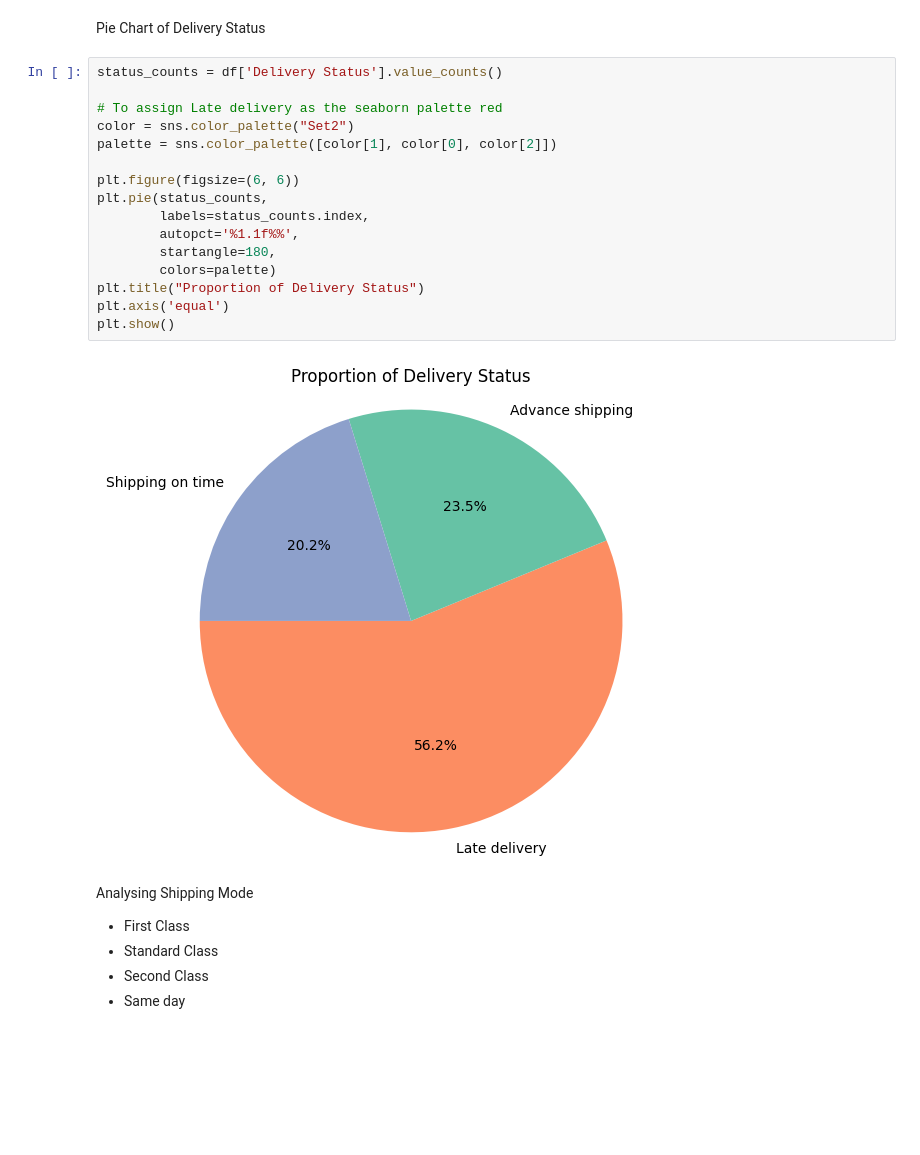
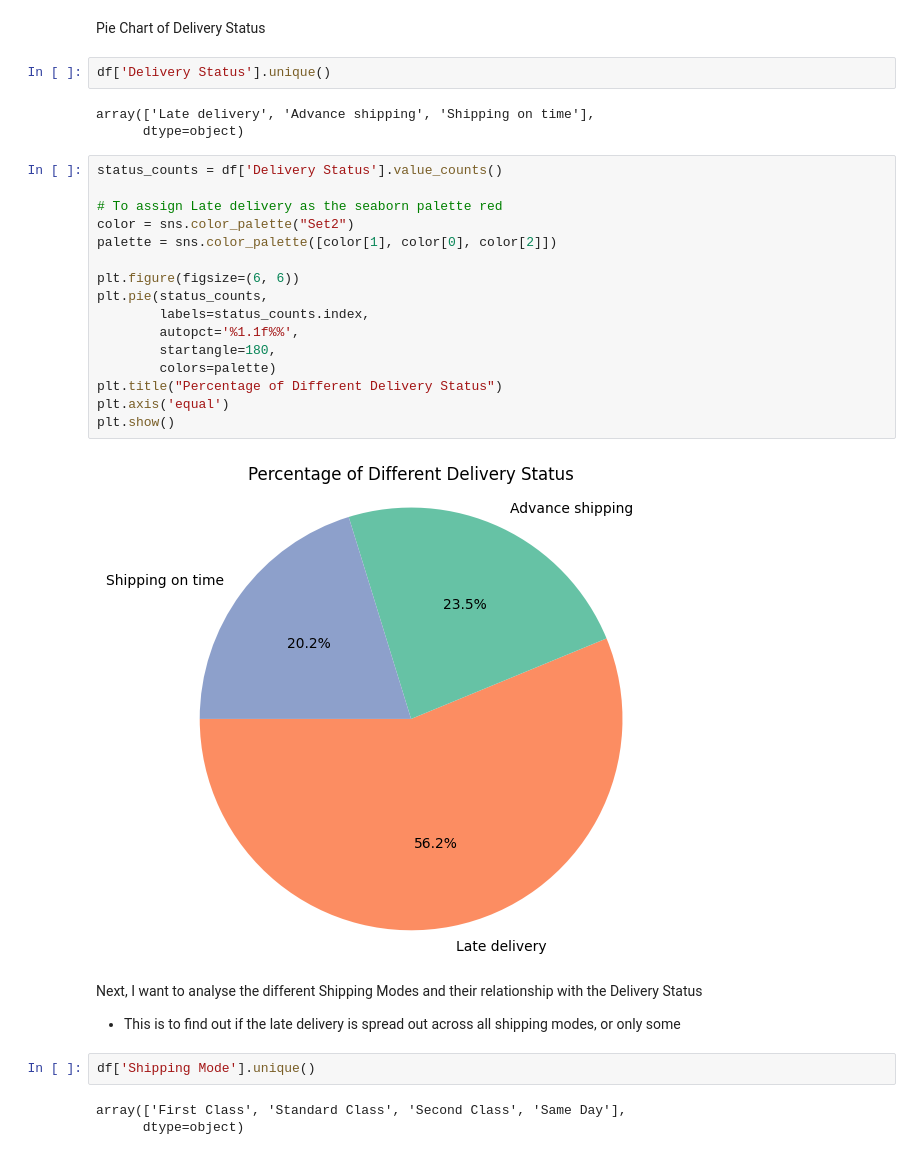
Before and after one commit to hlang014/InternalProject, a Jupyter notebook: Delivery.ipynb, the cells around one changed output. Cells and saved outputs as stored; diff of their text form; blank space fills up the shorter version.

```diff
--- a/Delivery.ipynb
+++ b/Delivery.ipynb
@@ -13,29 +15,36 @@ df.shape
 ### Delivery Performance
 # %% [markdown]
 Pie Chart of Delivery Status
+# %%
+df['Delivery Status'].unique()
+# %% [output]
+array(['Late delivery', 'Advance shipping', 'Shipping on time'],
+      dtype=object)
 # %%
 status_counts = df['Delivery Status'].value_counts()
 
 # To assign Late delivery as the seaborn palette red
 color = sns.color_palette("Set2")
 palette = sns.color_palette([color[1], color[0], color[2]])
 
 plt.figure(figsize=(6, 6))
 plt.pie(status_counts,
         labels=status_counts.index,
         autopct='%1.1f%%',
         startangle=180,
         colors=palette)
-plt.title("Proportion of Delivery Status")
+plt.title("Percentage of Different Delivery Status")
 plt.axis('equal')
 plt.show()
 # %% [output]
-[figure, old version]
+[figure, new version]
-# %% [markdown]
-Analysing Shipping Mode
-* First Class
-* Standard Class
-* Second Class
-* Same day
+# %% [markdown]
+Next, I want to analyse the different Shipping Modes and their relationship with the Delivery Status
+* This is to find out if the late delivery is spread out across all shipping modes, or only some
+# %%
+df['Shipping Mode'].unique()
+# %% [output]
+array(['First Class', 'Standard Class', 'Second Class', 'Same Day'],
+      dtype=object)
 # %%
 plt.figure(figsize=(8, 5))
```
Also changed, not shown: parts of 2 cells of this notebook, 9 other files.
